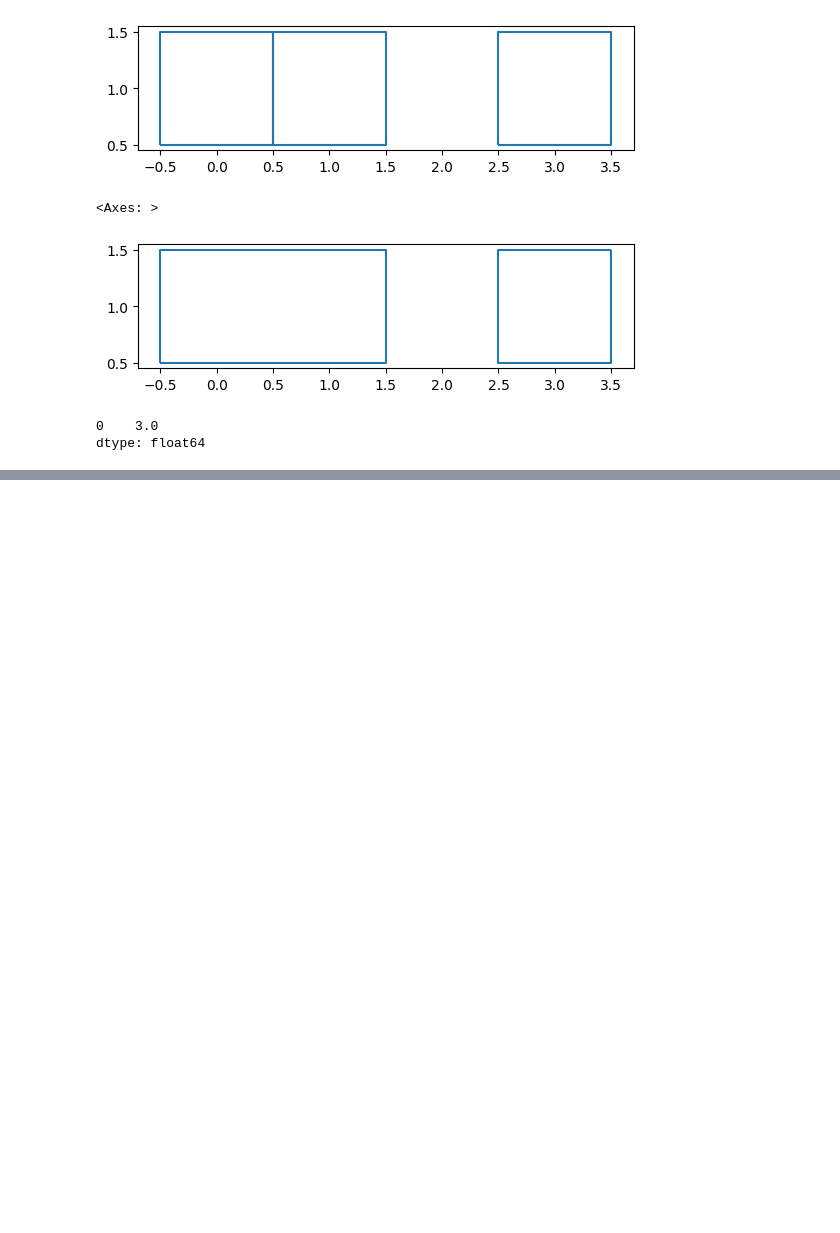
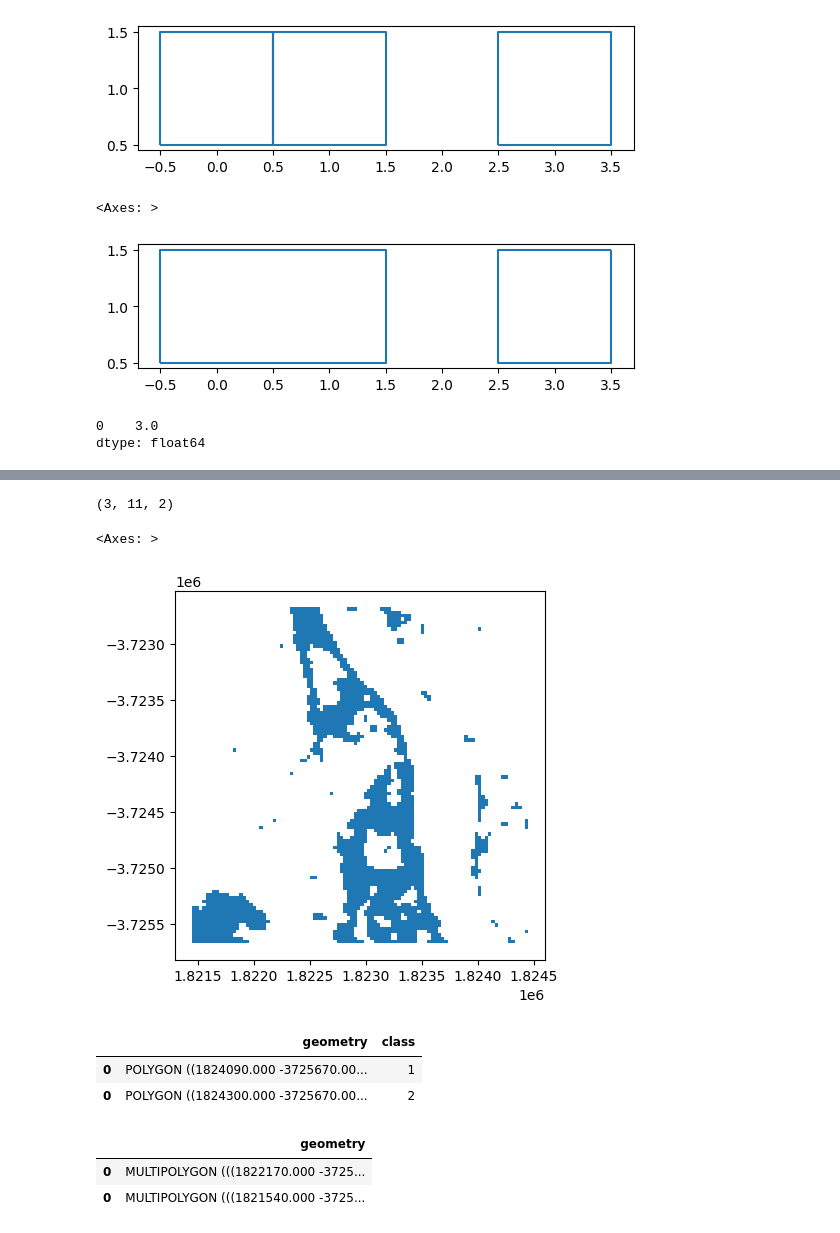
Before and after one commit to mjdear68/geospatial_raster_classification_map_to_polygons, a Jupyter notebook: points_to_polygons.ipynb, the cells around one changed output, grey strips where cells are left out. Drawn from its saved outputs; the diff is of its cells as text; code cells hidden in the pictures; blank space fills up the shorter version.

Commit message:
Working version of Method 2 complete; seems to be fast and 100% accurate

```diff
--- a/points_to_polygons.ipynb
+++ b/points_to_polygons.ipynb
@@ -147,0 +157,4 @@ dtype: float64
+# %%
+# Load the test data
+da = rioxarray.open_rasterio('data/geotiff/test.tiff', default_name='class')
+da
@@ -147,0 +174,3 @@ dtype: float64
+# %%
+df = da.to_dataframe().reset_index()
+df.head()
@@ -147,0 +184,3 @@ dtype: float64
+# %%
+gdf = gpd.GeoDataFrame(df, geometry=gpd.points_from_xy(df['x'], df['y']))
+gdf.head()
@@ -147,0 +229,23 @@ dtype: float64
+# %%
+import shapely
+from shapely.ops import unary_union
+shapely.geos.geos_version
+# %% [output]
+(3, 11, 2)
+# %%
+class_gdfs[1].plot()
+# %% [output]
+<Axes: >
+[figure, added]
+# %%
+gdf_poly
+# %% [output]
+|  | geometry | class |
+| 0 | POLYGON ((1824090.000 -3725670.00... | 1 |
+| 0 | POLYGON ((1824300.000 -3725670.00... | 2 |
+# %%
+gpd.GeoDataFrame(geometry=gdf_poly)
+# %% [output]
+|  | geometry |
+| 0 | MULTIPOLYGON (((1822170.000 -3725... |
+| 0 | MULTIPOLYGON (((1821540.000 -3725... |
```
Also changed, not shown: parts of 12 cells of this notebook.
